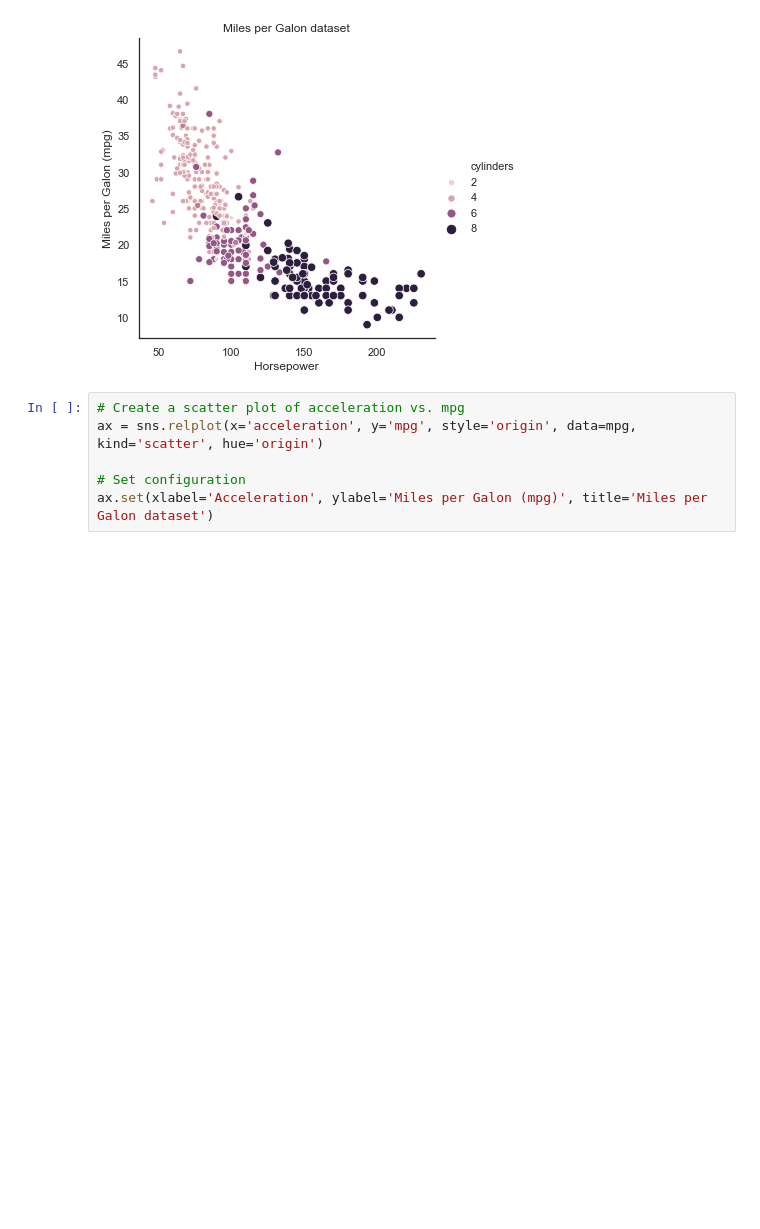
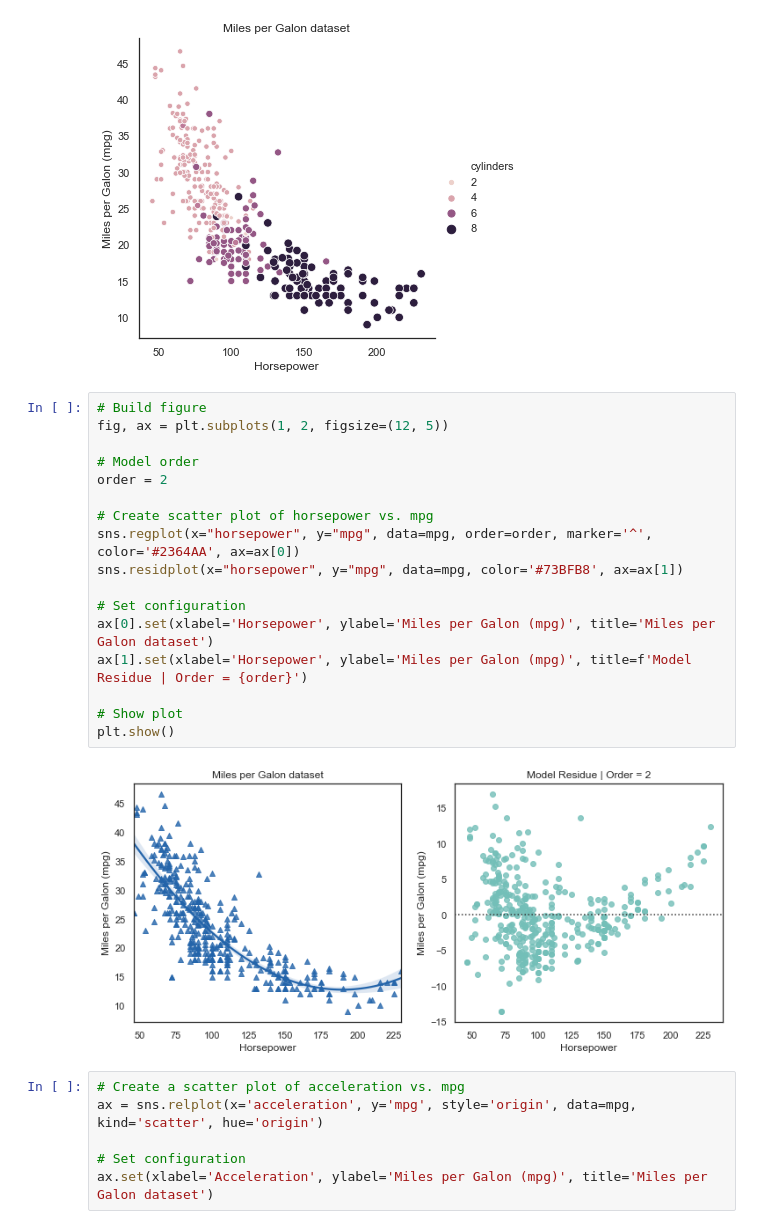
Before and after one commit to VictorCalderon/data-snippets, a Jupyter notebook: DataScience/plotting.ipynb, the cells around one changed output. Saved outputs shown, nothing was run; the diff lists cells and outputs as text; blank space fills up the shorter version.

Commit message:
regplot, residplot and  heatmap

```diff
--- a/DataScience/plotting.ipynb
+++ b/DataScience/plotting.ipynb
@@ -167,6 +167,25 @@ ax.set(xlabel='Horsepower', ylabel='Miles per Galon (mpg)', title='Miles per Gal
 # %% [output]
 <seaborn.axisgrid.FacetGrid at 0x...>
 [figure]
+# %%
+# Build figure
+fig, ax = plt.subplots(1, 2, figsize=(12, 5))
+
+# Model order
+order = 2
+
+# Create scatter plot of horsepower vs. mpg
+sns.regplot(x="horsepower", y="mpg", data=mpg, order=order, marker='^', color='#2364AA', ax=ax[0])
+sns.residplot(x="horsepower", y="mpg", data=mpg, color='#73BFB8', ax=ax[1])
+
+# Set configuration
+ax[0].set(xlabel='Horsepower', ylabel='Miles per Galon (mpg)', title='Miles per Galon dataset')
+ax[1].set(xlabel='Horsepower', ylabel='Miles per Galon (mpg)', title=f'Model Residue | Order = {order}')
+
+# Show plot
+plt.show()
+# %% [output]
+[figure, added]
 # %%
 # Create a scatter plot of acceleration vs. mpg
 ax = sns.relplot(x='acceleration', y='mpg', style='origin', data=mpg, kind='scatter', hue='origin')
```
Also changed, not shown: parts of 4 cells of this notebook.
